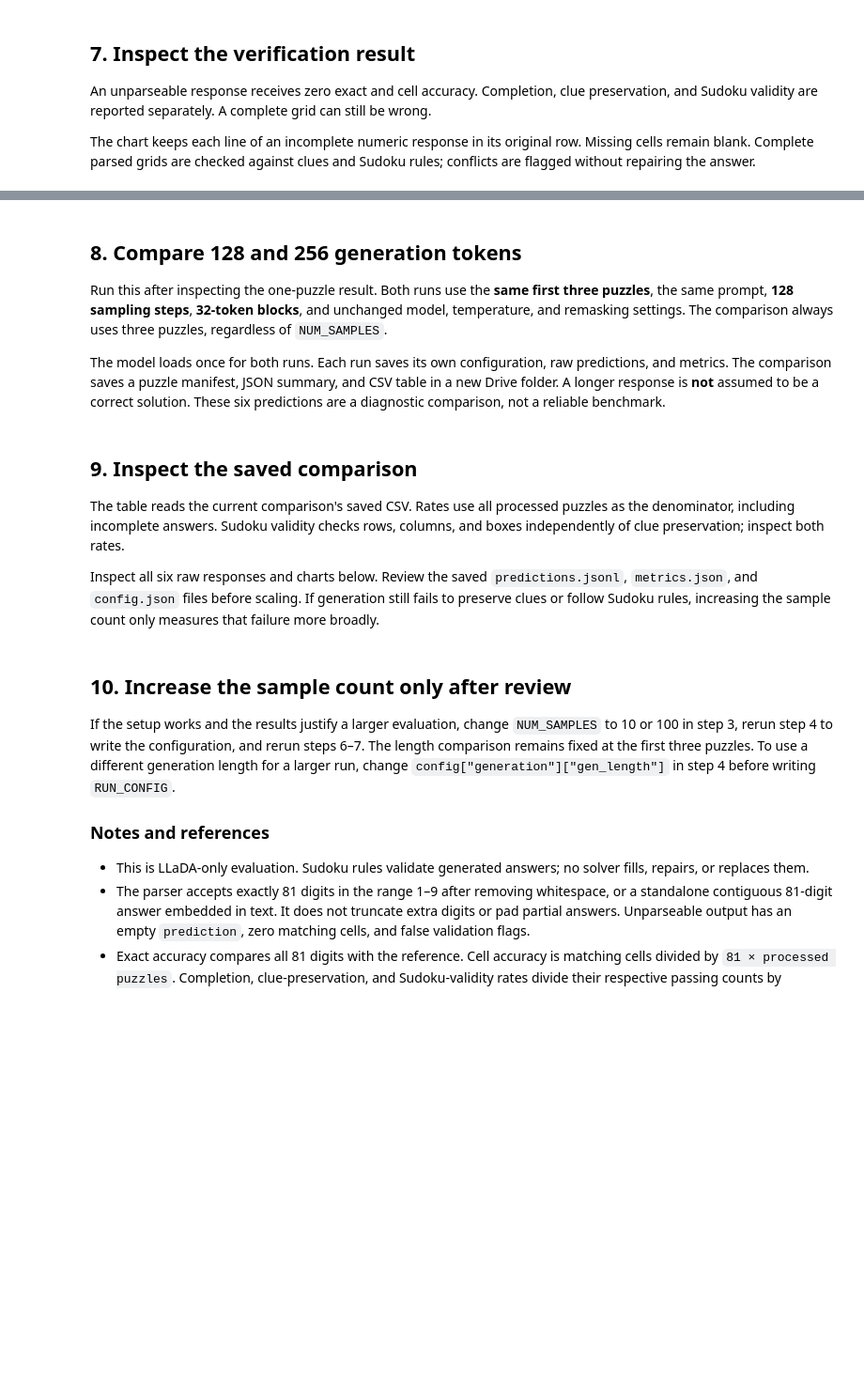
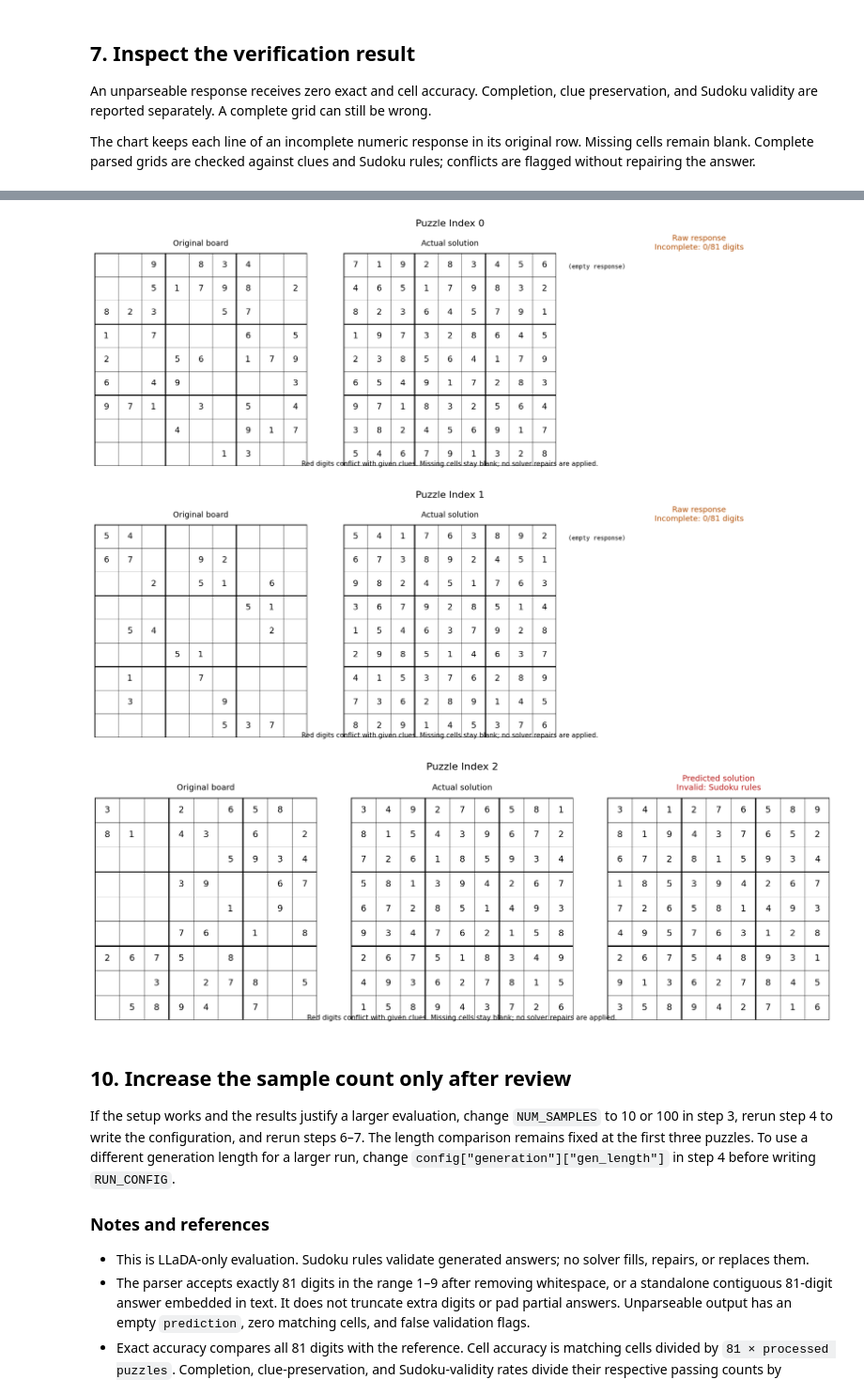
Before and after one commit to CooL-Legend/CSCI544-DLM, a Jupyter notebook: notebooks/LLaDA_Sudoku_Colab.ipynb, the cells around one changed output, grey strips where cells are left out. Shown at 94% size. Drawn from its saved outputs; the diff is of its cells as text; code cells hidden in the pictures; blank space fills up the shorter version.

```diff
--- a/notebooks/LLaDA_Sudoku_Colab.ipynb
+++ b/notebooks/LLaDA_Sudoku_Colab.ipynb
@@ -158,10 +220,10 @@ if latest is None:
     raise RuntimeError("Run the verification cell successfully before inspecting its results.")
 print("Results:", latest)
 print(json.dumps(json.loads((latest / "metrics.json").read_text()), indent=2))
+
+print("\n--- All Predictions ---")
 with (latest / "predictions.jsonl").open() as handle:
-    first_record = handle.readline()
-if not first_record:
-    raise RuntimeError("This run has no completed predictions.")
-record = json.loads(first_record)
-print("First prediction:")
-print(json.dumps(record, indent=2))
+    for line in handle:
+        record = json.loads(line)
+        print(f"\nPrediction for Puzzle Index {record.get('index', 'Unknown')}:")
+        print(json.dumps(record, indent=2))
@@ -168,20 +248,28 @@ print(json.dumps(record, indent=2))
 # %%
 import importlib
 import matplotlib.pyplot as plt
+import json
 
 module_dir = str(REPO_DIR / "Llada-Sudoku")
 if module_dir not in sys.path:
     sys.path.insert(0, module_dir)
 # Reload helpers when the GitHub checkout was updated in an existing runtime.
 import run_sudoku
 import sudoku_visualization
 importlib.reload(run_sudoku)
 importlib.reload(sudoku_visualization)
 
-fig = sudoku_visualization.plot_prediction(record)
-plt.show()
+# Read all records from the current run and plot them
+with (latest / "predictions.jsonl").open() as handle:
+    for line in handle:
+        current_record = json.loads(line)
+        fig = sudoku_visualization.plot_prediction(current_record)
+        fig.suptitle(f"Puzzle Index {current_record['index']}", fontsize=16)
+        fig.tight_layout()
+        fig.subplots_adjust(top=0.85)  # Add spacing between title and plots
+        plt.show()
+        plt.close(fig)
+# %% [output]
+[figure, added]
+[figure, added]
+[figure, added]
-# %% [markdown]
-## 8. Compare 128 and 256 generation tokens
-Run this after inspecting the one-puzzle result. Both runs use the **same first three puzzles**, the same prompt, **128 sampling steps**, **32-token blocks**, and unchanged model, temperature, and remasking settings. The comparison always uses three puzzles, regardless of `NUM_SAMPLES`.
-
-The model loads once for both runs. Each run saves its own configuration, raw predictions, and metrics. The comparison saves a puzzle manifest, JSON summary, and CSV table in a new Drive folder. A longer response is **not** assumed to be a correct solution. These six predictions are a diagnostic comparison, not a reliable benchmark.
@@ -197,5 +275,0 @@ print("Comparison:", COMPARISON_DIR)
-# %% [markdown]
-## 9. Inspect the saved comparison
-The table reads the current comparison's saved CSV. Rates use all processed puzzles as the denominator, including incomplete answers. Sudoku validity checks rows, columns, and boxes independently of clue preservation; inspect both rates.
-
-Inspect all six raw responses and charts below. Review the saved `predictions.jsonl`, `metrics.json`, and `config.json` files before scaling. If generation still fails to preserve clues or follow Sudoku rules, increasing the sample count only measures that failure more broadly.
```
Also changed, not shown: parts of 13 cells of this notebook.
